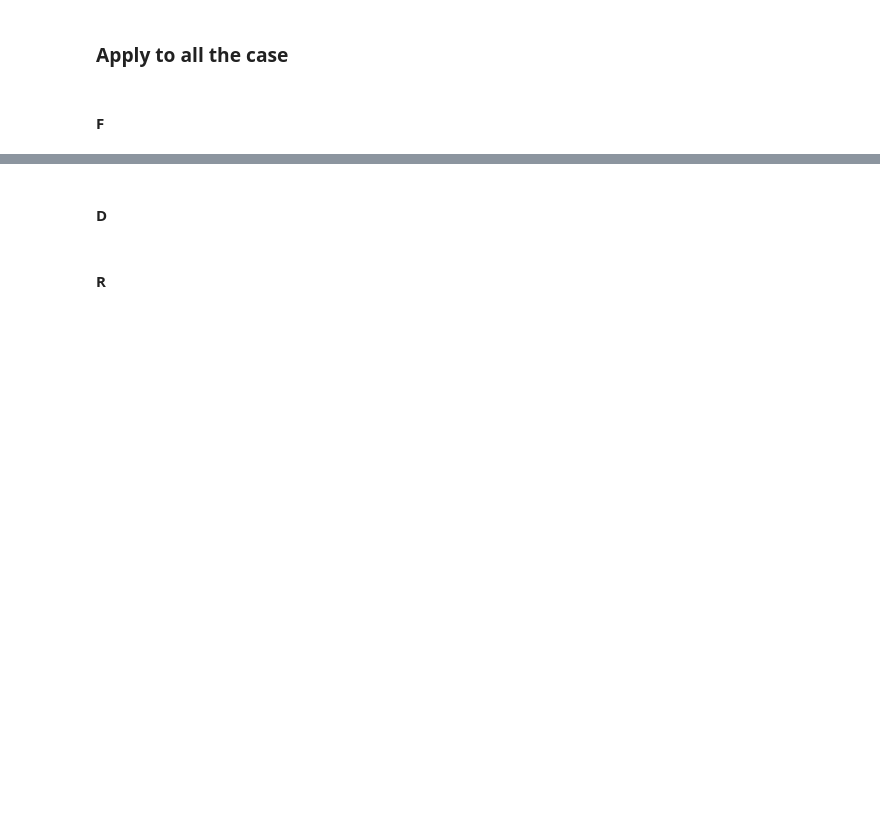
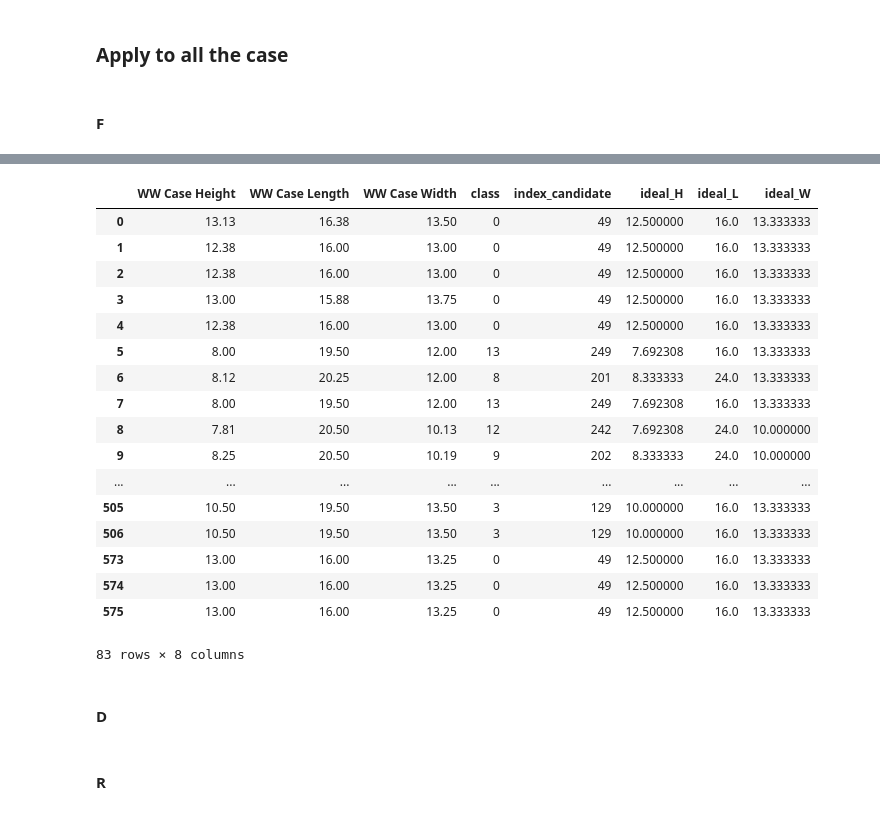
Before and after one commit to ChesterHsieh/RD_HAVI, a Jupyter notebook: Random_Oct4.ipynb, the cells around one changed output, grey strips where cells are left out. Drawn from its saved outputs; the diff is of its cells as text; code cells hidden in the pictures; blank space fills up the shorter version.

```diff
--- a/Random_Oct4.ipynb
+++ b/Random_Oct4.ipynb
@@ -131,3 +171,24 @@ cluster_plot(X_train,k)
+# %%
+X_train
+# %% [output]
+|  | WW Case Height | WW Case Length | WW Case Width | class | index_candidate | ideal_H | ideal_L | ideal_W |
+| 0 | 13.13 | 16.38 | 13.50 | 0 | 49 | 12.500000 | 16.0 | 13.333333 |
+| 1 | 12.38 | 16.00 | 13.00 | 0 | 49 | 12.500000 | 16.0 | 13.333333 |
+| 2 | 12.38 | 16.00 | 13.00 | 0 | 49 | 12.500000 | 16.0 | 13.333333 |
+| 3 | 13.00 | 15.88 | 13.75 | 0 | 49 | 12.500000 | 16.0 | 13.333333 |
+| 4 | 12.38 | 16.00 | 13.00 | 0 | 49 | 12.500000 | 16.0 | 13.333333 |
+| 5 | 8.00 | 19.50 | 12.00 | 13 | 249 | 7.692308 | 16.0 | 13.333333 |
+| 6 | 8.12 | 20.25 | 12.00 | 8 | 201 | 8.333333 | 24.0 | 13.333333 |
+| 7 | 8.00 | 19.50 | 12.00 | 13 | 249 | 7.692308 | 16.0 | 13.333333 |
+| 8 | 7.81 | 20.50 | 10.13 | 12 | 242 | 7.692308 | 24.0 | 10.000000 |
+| 9 | 8.25 | 20.50 | 10.19 | 9 | 202 | 8.333333 | 24.0 | 10.000000 |
+| ... | ... | ... | ... | ... | ... | ... | ... | ... |
+| 505 | 10.50 | 19.50 | 13.50 | 3 | 129 | 10.000000 | 16.0 | 13.333333 |
+| 506 | 10.50 | 19.50 | 13.50 | 3 | 129 | 10.000000 | 16.0 | 13.333333 |
+| 573 | 13.00 | 16.00 | 13.25 | 0 | 49 | 12.500000 | 16.0 | 13.333333 |
+| 574 | 13.00 | 16.00 | 13.25 | 0 | 49 | 12.500000 | 16.0 | 13.333333 |
+| 575 | 13.00 | 16.00 | 13.25 | 0 | 49 | 12.500000 | 16.0 | 13.333333 |
+83 rows × 8 columns
 # %% [markdown]
 #### D
 # %%
```
Also changed, not shown: parts of 10 cells of this notebook.
